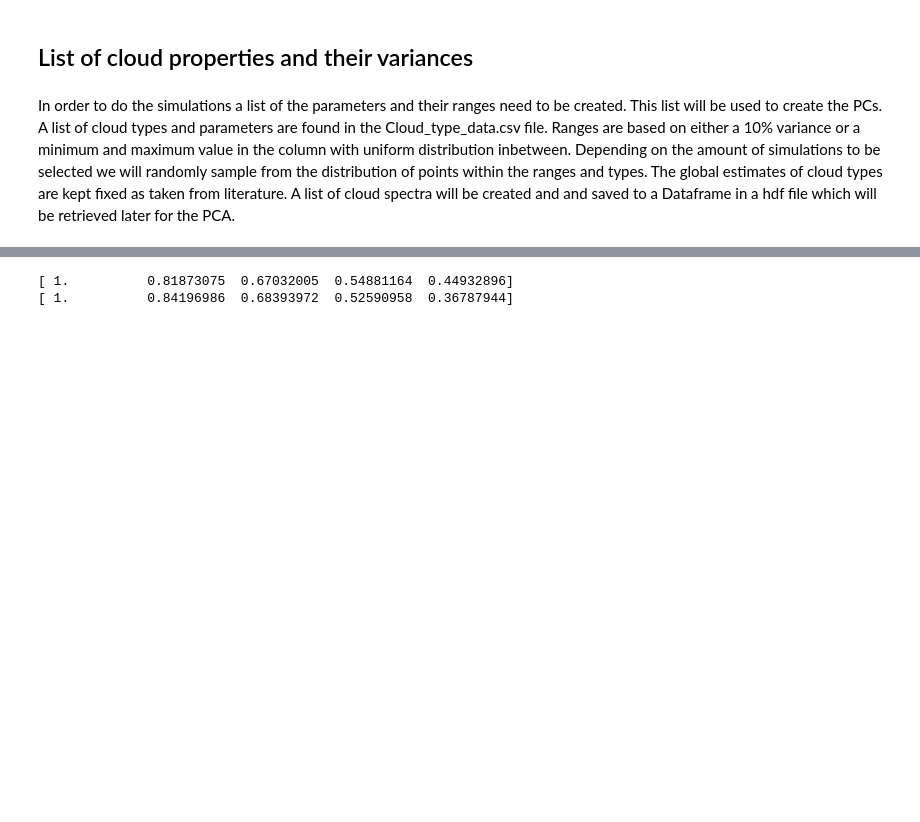
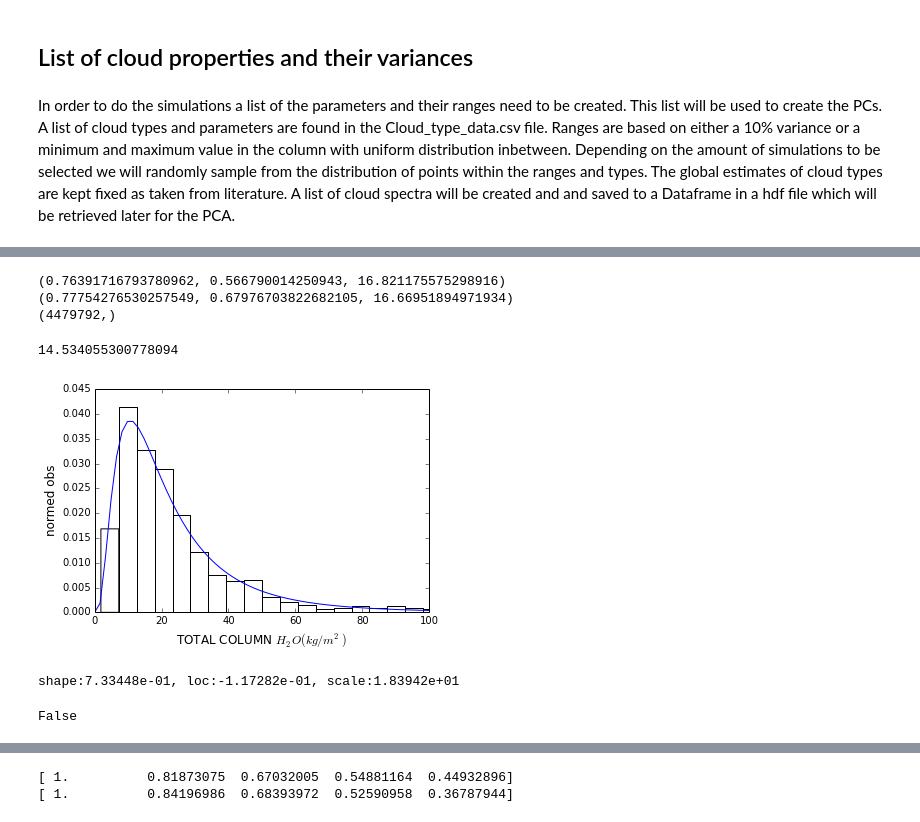
Before and after one commit to malapradej/Fluorescence_PhD, a Jupyter notebook: DASF/DASF_WB1_Clouds.ipynb, the cells around one changed output, grey strips where cells are left out. Drawn from its saved outputs; the diff is of its cells as text; code cells hidden in the pictures; blank space fills up the shorter version.

```diff
--- a/DASF/DASF_WB1_Clouds.ipynb
+++ b/DASF/DASF_WB1_Clouds.ipynb
@@ -127,0 +214,36 @@ plt.show()
+# %%
+print param_wvc
+print param_wvct
+print TC_H2O_flat.shape
+stats.lognorm.rvs(s=param_wvc[0], loc=param_wvc[1], scale=param_wvc[2])
+# %% [output]
+(0.76391716793780962, 0.566790014250943, 16.821175575298916)
+(0.77754276530257549, 0.67976703822682105, 16.66951894971934)
+(4479792,)
+14.534055300778094
+# %%
+# test the lwc lognormal random number generator
+test = []
+
+for i in np.arange(600):
+    test.append(stats.lognorm.rvs(s=param_wvc[0], loc=param_wvc[1], scale=param_wvc[2]))
+
+yt = np.array(test)
+dist = stats.lognorm
+
+xt = np.linspace(0, yt.max(), 100, endpoint=True)
+# fit
+param_wvct = dist.fit(yt) #shape (std), loc (mean), scale
+pdf_fittedt = dist.pdf(xt, *param_wvct)
+plt.plot(xt, pdf_fittedt, color='b')
+
+# plot the histogram
+plt.hist(yt, bins=30, normed=True, color='w')
+plt.xlabel(r'TOTAL COLUMN $H_2O (kg/m^2)$', fontsize='large')
+plt.ylabel('normed obs', fontsize='large')
+plt.xlim(0,100)
+plt.show()
+print 'shape:%.5e, loc:%.5e, scale:%.5e' %param_wvct # shape:7.63917e-01, loc:5.66790e-01, scale:1.68212e+01
+# %% [output]
+[figure, added]
+shape:7.33448e-01, loc:-1.17282e-01, scale:1.83942e+01
@@ -128,2 +252,6 @@ plt.show()
+# %%
+isinstance(np.array([1,2]), (float, int))
+# %% [output]
+False
 # %%
 # list of cloud properties imported and simulations of cloud spectra.
```
Also changed, not shown: parts of 7 cells of this notebook.
